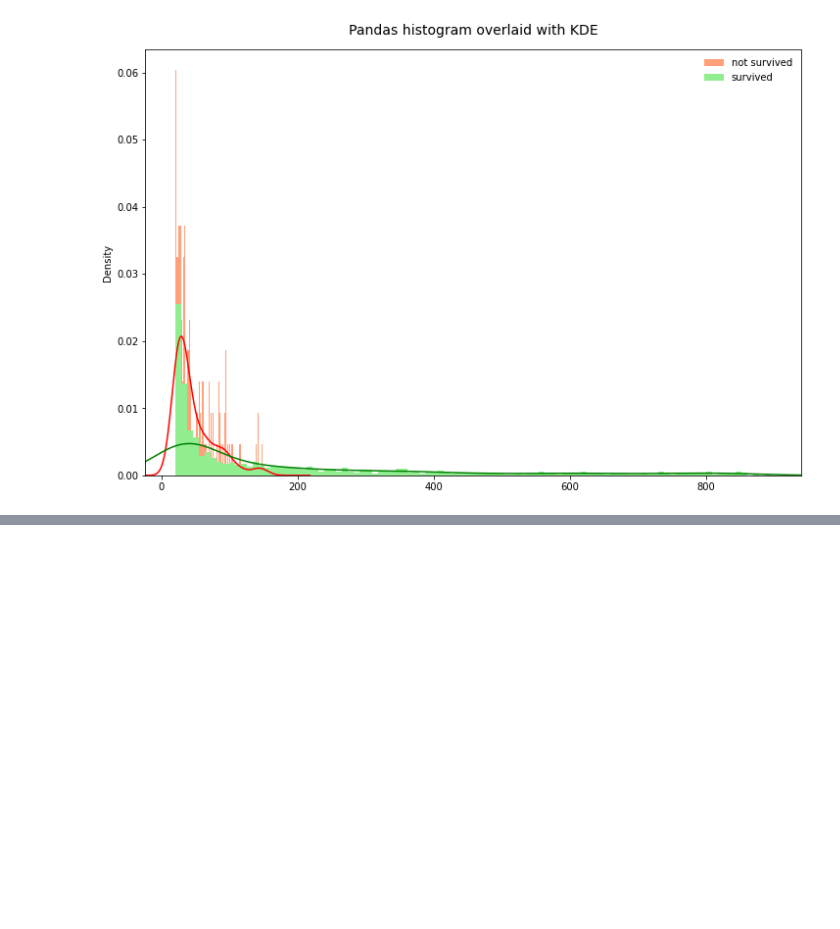
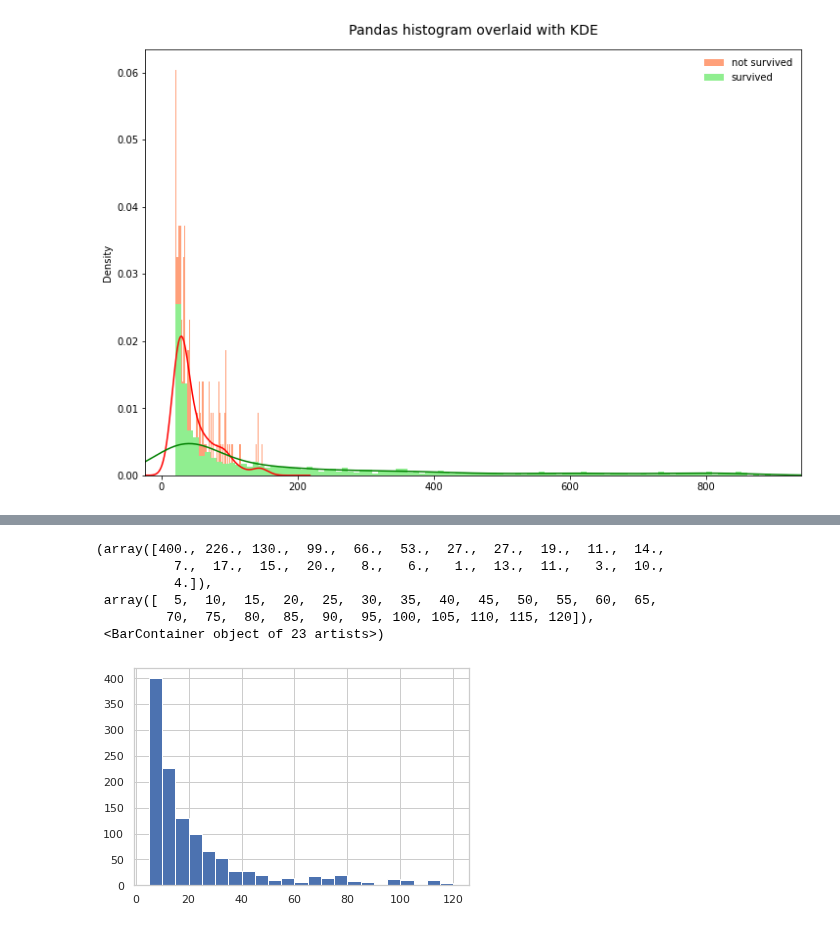
Before and after one commit to ryashpal/ML, a Jupyter notebook: mortality/sepsis_micro/02_explore_before.ipynb, the cells around one changed output, grey strips where cells are left out. Cells and saved outputs as stored; diff of their text form; code cells hidden in the pictures; blank space fills up the shorter version.

```diff
--- a/mortality/sepsis_micro/02_explore_before.ipynb
+++ b/mortality/sepsis_micro/02_explore_before.ipynb
@@ -514,0 +604,16 @@ plt.show()
+# %%
+deathTimeQuery = """
+    select
+    dm.death_datetime,
+    co.chart_time,
+    DATE_PART('day', (dm.death_datetime - co.chart_time)) as duration
+    from
+    sepsis_vb_48_va_0_lb_48_la_0.data_matrix_qc dm
+    inner join sepsis_vb_48_va_0_lb_48_la_0.cohort co
+    on co.micro_specimen_id = dm.micro_specimen_id and co.person_id = dm.person_id
+    where dm.death_datetime is not null
+    ;
+"""
+
+deathTimeDf = pd.read_sql_query(deathTimeQuery, con)
+deathTimeDf
@@ -514,0 +634,12 @@ plt.show()
+# %%
+from matplotlib import pyplot as plt
+
+plt.hist(deathTimeDf.duration, bins=[5, 10, 15, 20, 25, 30, 35, 40, 45, 50, 55, 60, 65, 70, 75, 80, 85, 90, 95, 100, 105, 110, 115, 120, ])
+# %% [output]
+(array([400., 226., 130.,  99.,  66.,  53.,  27.,  27.,  19.,  11.,  14.,
+          7.,  17.,  15.,  20.,   8.,   6.,   1.,  13.,  11.,   3.,  10.,
+          4.]),
+ array([  5,  10,  15,  20,  25,  30,  35,  40,  45,  50,  55,  60,  65,
+         70,  75,  80,  85,  90,  95, 100, 105, 110, 115, 120]),
+ <BarContainer object of 23 artists>)
+[figure, added]
```
Also changed, not shown: parts of 15 cells of this notebook, 2 other files.
